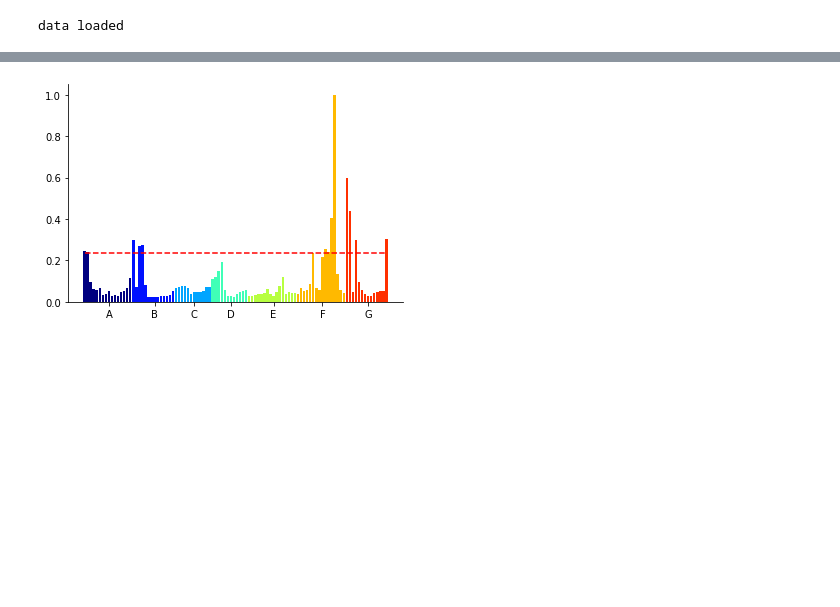
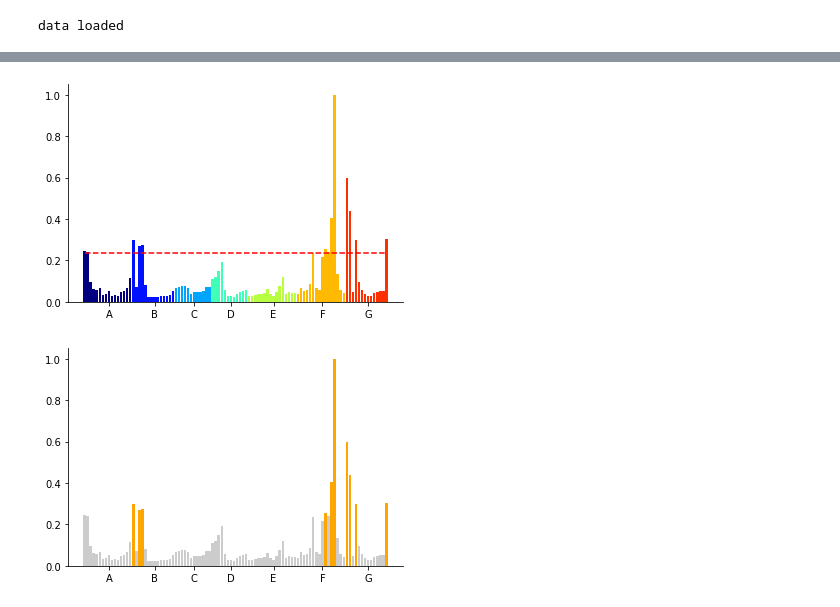
Before and after one commit to HongLabTHU/Full-band-EZ, a Jupyter notebook: main_fig.ipynb, the cells around one changed output, grey strips where cells are left out. Drawn from its saved outputs; the diff is of its cells as text; code cells hidden in the pictures; blank space fills up the shorter version.

```diff
--- a/main_fig.ipynb
+++ b/main_fig.ipynb
@@ -97,5 +101,6 @@ hfer_plot_func(data)
 # %%
-# ei plot
+# HFEI plot
+# HFEI was a quantitative indicator for time and energy features of band-pass energy
 def ei_plot_func(data):
     modified_mat_data = data['modified_mat_data']
     fs = data['fs']
@@ -104,32 +109,54 @@ def ei_plot_func(data):
     filted_data = filter_data(modified_mat_data, fs, 60, 140)
     target_data, baseline_data = cut_data(filted_data)
     norm_target, norm_base = ei.compute_hfer(target_data, baseline_data, fs)
     ei_ei, ei_hfer, ei_onset_rank = ei.compute_ei_index(norm_target, norm_base, fs)
     ei_thresh = np.mean(ei_ei) + np.std(ei_ei)
 
     # plot ei
     ei_ei_fig = plt.figure('ei')
     ei_ei_ax = ei_ei_fig.add_subplot(111)
     elecs_info, chs_info = refresh_electrodes_info(chans_list)
     elec_labels = [x[0] for x in elecs_info]
     elec_nums = [int(x[1]) for x in elecs_info]
     color_rgb = cm.jet(np.arange(len(elec_nums)) / float(len(elec_nums)))
     color_cums = np.cumsum(elec_nums)
     ei_ei_ax.bar(range(color_cums[0]), ei_ei[:color_cums[0]], color=color_rgb[0])
     for j in range(1, len(elec_nums)):
         ei_ei_ax.bar(range(color_cums[j - 1], color_cums[j]), ei_ei[color_cums[j - 1]:color_cums[j]],
                      color=color_rgb[j])
     tmp_color_cums = np.concatenate([np.array([0]), color_cums])
     x_ticks = [(tmp_color_cums[i - 1] + tmp_color_cums[i]) / 2.0 for i in range(1, len(tmp_color_cums))]
     ei_ei_ax.set_xticks(x_ticks)
     ei_ei_ax.set_xticklabels(elec_labels)
     ei_ei_ax.plot(np.arange(len(ei_ei)), ei_thresh * np.ones(len(ei_ei)), 'r--')
     ei_ei_ax.spines['top'].set_visible(False)
     ei_ei_ax.spines['right'].set_visible(False)
     plt.show()
 
+    # plot ei top 10 channels
+    # correspond to the 'HFEI' in Figure 1
+    ei_top10_fig = plt.figure('ei top 10')
+    ei_top10_ax = ei_top10_fig.add_subplot(111)
+    x = np.linspace(0, len(ei_ei)-1, len(ei_ei))
+    ei_top10_ax.bar(x, ei_ei, color=[0.8,0.8,0.8])
+    sorted_ei = np.sort(ei_ei)
+    sorted_ei_arg = np.argsort(ei_ei)
+    ei_top10_ax.bar(sorted_ei_arg[-10:], sorted_ei[-10:], color='orange')
+    elecs_info, chs_info = refresh_electrodes_info(chans_list)
+    elec_labels = [x[0] for x in elecs_info]
+    elec_nums = [int(x[1]) for x in elecs_info]
+    color_cums = np.cumsum(elec_nums)
+    tmp_color_cums = np.concatenate([np.array([0]), color_cums])
+    x_ticks = [(tmp_color_cums[i - 1] + tmp_color_cums[i]) / 2.0 for i in range(1, len(tmp_color_cums))]
+    ei_top10_ax.set_xticks(x_ticks)
+    ei_top10_ax.set_xticklabels(elec_labels)
+    ei_top10_ax.spines['top'].set_visible(False)
+    ei_top10_ax.spines['right'].set_visible(False)
+    plt.show()
+
 ei_plot_func(data)
 # %% [output]
 [figure]
+[figure, added]
 # %%
 # full band plot
```
Also changed, not shown: parts of 4 cells of this notebook, 1 other file.
